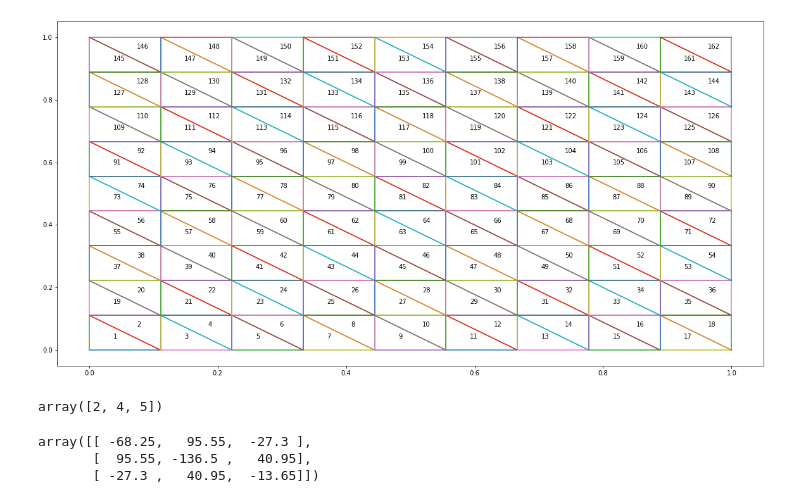
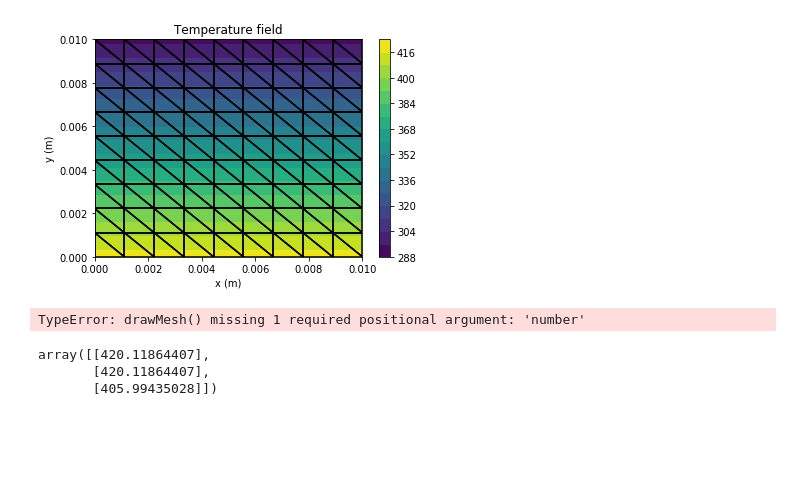
Before and after one commit to GenosW/NSSC2, a Jupyter notebook: exercise4/Ex4.ipynb, the cells around one changed output. Cells and saved outputs as stored; diff of their text form; code cells hidden in the pictures; blank space fills up the shorter version.

```diff
--- a/exercise4/Ex4.ipynb
+++ b/exercise4/Ex4.ipynb
@@ -8,7 +8,9 @@ class Element:
         self.node1 = np.array([coordinates[0,0], coordinates[0,1], nodes[0]])
         self.node2 = np.array([coordinates[1,0], coordinates[1,1], nodes[1]])
         self.node3 = np.array([coordinates[2,0], coordinates[2,1], nodes[2]])
+        self.nodes = nodes
         self.center = np.array([sum(coordinates[:,0])/3, sum(coordinates[:,1])/3])
+        self.tempGrad = 0
         x1 = coordinates[0,0]
         x2 = coordinates[1,0]
         x3 = coordinates[2,0]
@@ -25,6 +27,7 @@ class Element:
         self.c2 = x1 - x3
         self.c3 = x2 - x1
         self.area = (x1*self.b1 + x2*self.b2 + x3*self.b3)/2
+        self.ci = nodes  # coincidence matrix
 
         self.H = k*h/(4*self.area)*np.array([[self.b1*self.b1+self.c1*self.c1, self.b1*self.b2+self.c1*self.c2, self.b1*self.b3+self.c1*self.c3], \
                                             [self.b2*self.b1+self.c2*self.c1, self.b2*self.b2+self.c2*self.c2, self.b2*self.b3+self.c2*self.c3], \
@@ -49,6 +86,8 @@ class Triangulation:
         self.L = L
         self.numberElementsX = numberElementsX
         self.numberElementsY = numberElementsY
+        self.k = k
+        self.h = h
 
     def createTriangulation(self):
         x = self.L/self.numberElementsX
@@ -59,15 +98,15 @@ class Triangulation:
                 coordLower = np.array([[i*x,j*y],[(i+1)*x,j*y],[i*x,(j+1)*y]])
                 nodesLower = np.array([j*(self.numberElementsX+1)+i+1,j*(self.numberElementsX+1)+i+2,(j+1)*(self.numberElementsX+1)+i+1])
                 idLower = j*self.numberElementsX*2+i*2+1
-                eLower = Element(coordLower, nodesLower, idLower, k, h)
+                eLower = Element(coordLower, nodesLower, idLower, self.k, self.h)
 
                 coordUpper = np.array([[i*x,(j+1)*y], [(i+1)*x,j*y], [(i+1)*x,(j+1)*y]])
                 nodesUpper = np.array([(j+1)*(self.numberElementsX+1)+i+1, j*(self.numberElementsX+1)+i+2, (j+1)*(self.numberElementsX+1)+i+2])
                 idUpper = j*self.numberElementsX*2+i*2+2
-                eUpper = Element(coordUpper, nodesUpper, idUpper, k, h)
+                eUpper = Element(coordUpper, nodesUpper, idUpper, self.k, self.h)
 
                 elementlist.append(eLower)
                 elementlist.append(eUpper)
 
-        M = Mesh(elementlist)
+        M = Mesh(elementlist,self.numberElementsX,self.numberElementsY,self.L)
         return M
@@ -84,7 +112,0 @@ M.drawElement(e1)
-# %%
-T = Triangulation(1,9,9)
-M = T.createTriangulation()
-M.drawMesh()
-plt.rcParams['figure.figsize'] = [20, 10]
-# %% [output]
-[figure, removed]
@@ -99,11 +113,50 @@ M.drawElement(e1)
+# %%
+# Setup the simulation
+
+# simulation parameters
+L = 0.01
+hz = 0.001
+k = 236
+n = 10  # number nodes in one direction
+
+# BCs
+dirichletT = 293
+q = 3000000
+
+# Temperature vector
+T = np.ones((n*n,1))*(-1)
+for i in np.linspace(90,99,10,dtype=int):
+    T[i] = dirichletT
+
+# Load vector
+P = np.zeros((n*n,1))
+qPerArea = q*(L/(n-1)*hz)
+for i in range(10):
+    P[i] = qPerArea
+P[0] = qPerArea/2
+P[9] = qPerArea/2
+
+Tri = Triangulation(L,n-1,n-1,k,hz)
+mesh = Tri.createTriangulation()
+H = mesh.assembleH()
+
+# System of equations
+T[0:90] = np.linalg.solve(H[0:90,0:90], P[0:90]-H[0:90,90:100].dot(T[90:100]))
+P[90:100] = H[90:100,0:90].dot(T[0:90]) + H[90:100,90:100].dot(T[90:100])
+mesh.storeT(T)
+
+# plot contour
+mesh.plotTemperatureField()
+
+mesh.calculateTempGradient()
+mesh.drawMesh()
+# %% [output]
+[figure, added]
+TypeError: drawMesh() missing 1 required positional argument: 'number'
 # %%
-a = np.array([[1,2],[3,4],[2,5]])
-a[:,1]
+a = np.array([1,5,19])-1
+T[a]
 # %% [output]
-array([2, 4, 5])
+array([[420.11864407],
+       [420.11864407],
+       [405.99435028]])
-# %%
-e1.H
-# %% [output]
-array([[ -68.25,   95.55,  -27.3 ],
-       [  95.55, -136.5 ,   40.95],
-       [ -27.3 ,   40.95,  -13.65]])
```
Also changed, not shown: parts of 6 cells of this notebook.
